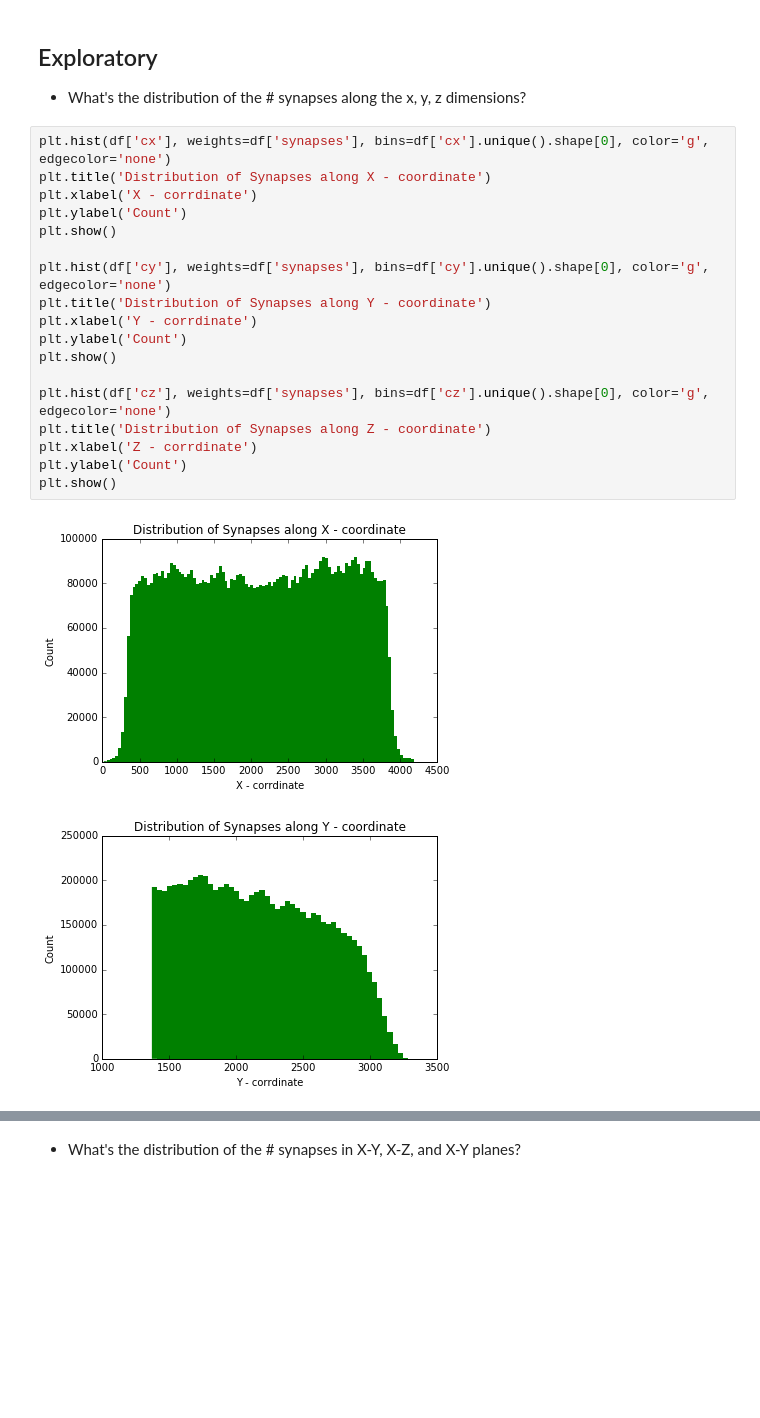
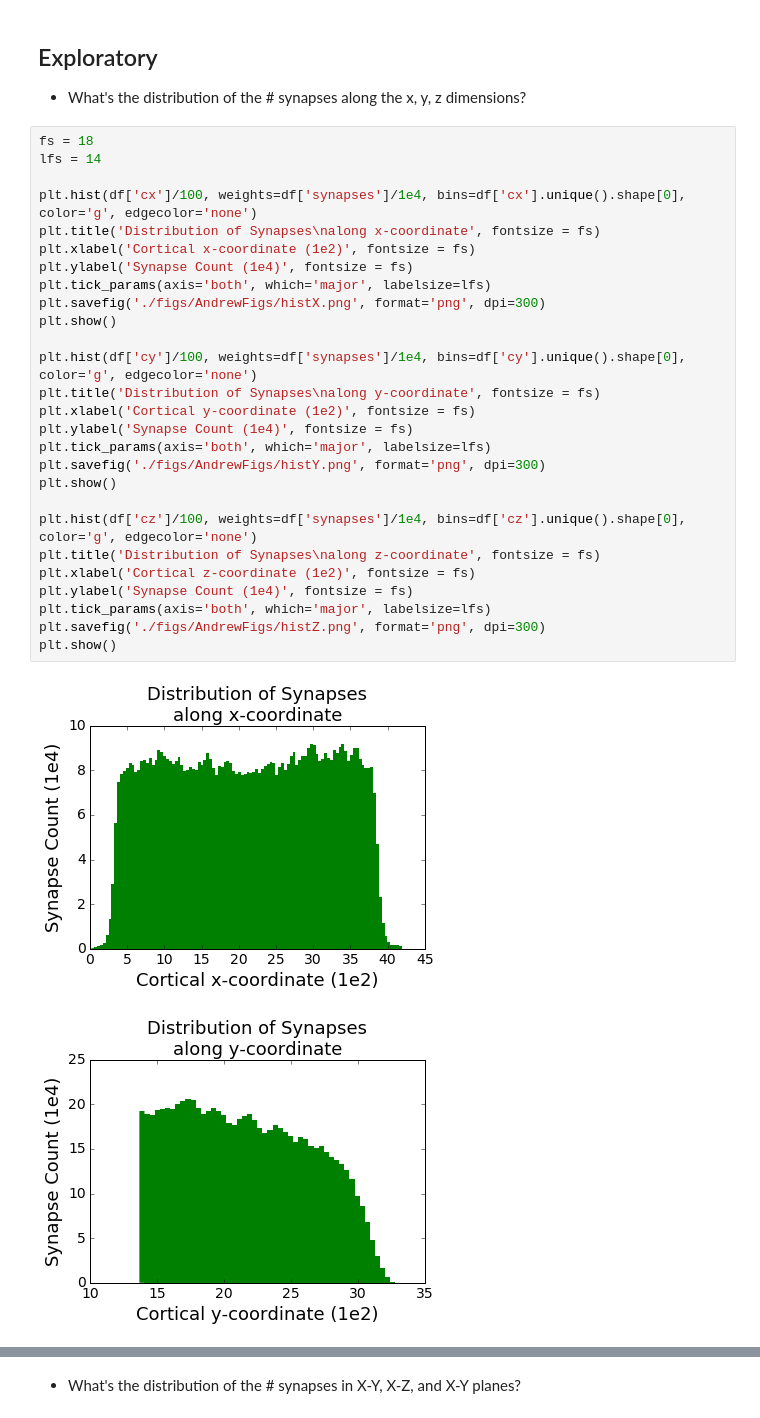
Before and after one commit to Upward-Spiral-Science/chengchang, a Jupyter notebook: Assignment 3.ipynb, the cells around one changed output, grey strips where cells are left out. Cells and saved outputs as stored; diff of their text form; blank space fills up the shorter version.

Commit message:
AndrewChanges

```diff
--- a/Assignment 3.ipynb
+++ b/Assignment 3.ipynb
@@ -125,23 +125,32 @@ The dimensions of the scanned volume are 421.2 x 202.8 x 61.05 um^3
 ## Exploratory
 * What's the distribution of the # synapses along the x, y, z dimensions?
 # %%
-plt.hist(df['cx'], weights=df['synapses'], bins=df['cx'].unique().shape[0], color='g', edgecolor='none')
-plt.title('Distribution of Synapses along X - coordinate')
-plt.xlabel('X - corrdinate')
-plt.ylabel('Count')
+fs = 18
+lfs = 14
+
+plt.hist(df['cx']/100, weights=df['synapses']/1e4, bins=df['cx'].unique().shape[0], color='g', edgecolor='none')
+plt.title('Distribution of Synapses\nalong x-coordinate', fontsize = fs)
+plt.xlabel('Cortical x-coordinate (1e2)', fontsize = fs)
+plt.ylabel('Synapse Count (1e4)', fontsize = fs)
+plt.tick_params(axis='both', which='major', labelsize=lfs)
+plt.savefig('./figs/AndrewFigs/histX.png', format='png', dpi=300)
 plt.show()
 
-plt.hist(df['cy'], weights=df['synapses'], bins=df['cy'].unique().shape[0], color='g', edgecolor='none')
-plt.title('Distribution of Synapses along Y - coordinate')
-plt.xlabel('Y - corrdinate')
-plt.ylabel('Count')
+plt.hist(df['cy']/100, weights=df['synapses']/1e4, bins=df['cy'].unique().shape[0], color='g', edgecolor='none')
+plt.title('Distribution of Synapses\nalong y-coordinate', fontsize = fs)
+plt.xlabel('Cortical y-coordinate (1e2)', fontsize = fs)
+plt.ylabel('Synapse Count (1e4)', fontsize = fs)
+plt.tick_params(axis='both', which='major', labelsize=lfs)
+plt.savefig('./figs/AndrewFigs/histY.png', format='png', dpi=300)
 plt.show()
 
-plt.hist(df['cz'], weights=df['synapses'], bins=df['cz'].unique().shape[0], color='g', edgecolor='none')
-plt.title('Distribution of Synapses along Z - coordinate')
-plt.xlabel('Z - corrdinate')
-plt.ylabel('Count')
+plt.hist(df['cz']/100, weights=df['synapses']/1e4, bins=df['cz'].unique().shape[0], color='g', edgecolor='none')
+plt.title('Distribution of Synapses\nalong z-coordinate', fontsize = fs)
+plt.xlabel('Cortical z-coordinate (1e2)', fontsize = fs)
+plt.ylabel('Synapse Count (1e4)', fontsize = fs)
+plt.tick_params(axis='both', which='major', labelsize=lfs)
+plt.savefig('./figs/AndrewFigs/histZ.png', format='png', dpi=300)
 plt.show()
 # %% [output]
-[figure, old version]
+[figure, new version]
-[figure, old version]
+[figure, new version]
```
Also changed, not shown: parts of 4 cells of this notebook, 22 other files.
